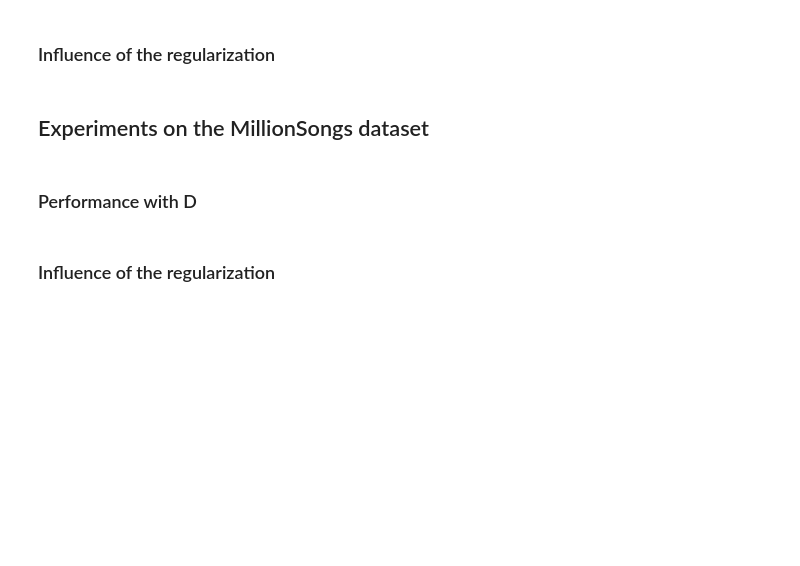
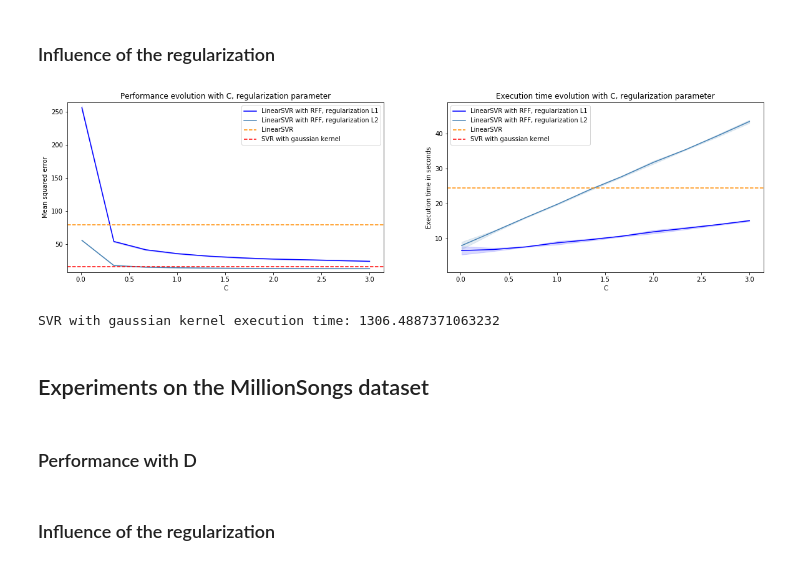
Before and after one commit to fd0r/rkhs_map670, a Jupyter notebook: Large_Scale_Learning_with_Kernels.ipynb, the cells around one changed output. Drawn from its saved outputs; the diff is of its cells as text; code cells hidden in the pictures; blank space fills up the shorter version.

```diff
--- a/Large_Scale_Learning_with_Kernels.ipynb
+++ b/Large_Scale_Learning_with_Kernels.ipynb
@@ -254,58 +258,64 @@ y_min = min(min(np.mean(scores_rff_l1, axis=1) - np.std(scores_rff_l1, axis=1)),
 
 plt.ylim(y_min, y_max)
 
-plt.plot(list_C, np.mean(scores_rff_l1, axis=1), '-', color='blue', label='LinearSVR with RFF, L1')
+plt.plot(list_C, np.mean(scores_rff_l1, axis=1), '-', color='blue', label='LinearSVR with RFF, regularization L1')
 plt.fill_between(list_C, np.mean(scores_rff_l1, axis=1) - np.std(scores_rff_l1, axis=1),
                  np.mean(scores_rff_l1, axis=1) + np.std(scores_rff_l1, axis=1),
-                 color='blue', alpha=0.2)
+                 color='blue', alpha=0.15)
 
-plt.plot(list_C, np.mean(scores_rff_l2, axis=1), '-', color='green', label='LinearSVR with RFF, L2')
+plt.plot(list_C, np.mean(scores_rff_l2, axis=1), '-', color='steelblue', label='LinearSVR with RFF, regularization L2')
 plt.fill_between(list_C, np.mean(scores_rff_l2, axis=1) - np.std(scores_rff_l2, axis=1),
                  np.mean(scores_rff_l2, axis=1) + np.std(scores_rff_l2, axis=1),
-                 color='green', alpha=0.2)
+                 color='steelblue', alpha=0.15)
 
-plt.axhline(y=score_lin, color='m', linestyle='--', label='LinearSVR')
+plt.axhline(y=score_lin, color='darkorange', linestyle='--', label='LinearSVR')
 plt.axhline(y=score_gauss, color='r', linestyle='--', label='SVR with gaussian kernel')
 
 plt.title("Performance evolution with C, regularization parameter")
 plt.xlabel("C")
 plt.ylabel("Mean squared error")
 
-plt.legend(loc='center right')
+plt.legend(loc='upper right')
 
 # Plot of the execution time
 
 plt.subplot(1,2,2)
 
 y_max = max(max(np.mean(times_rff_l1, axis=1) + np.std(times_rff_l1, axis=1)),
             max(np.mean(times_rff_l2, axis=1) + np.std(times_rff_l2, axis=1)),
-            time_lin, time_gauss)+5
+            time_lin)+5
 y_min = min(min(np.mean(times_rff_l1, axis=1) - np.std(times_rff_l1, axis=1)),
             min(np.mean(times_rff_l2, axis=1) - np.std(times_rff_l2, axis=1)),
-            time_lin, time_gauss)-5
+            time_lin)-5
 
 plt.ylim(y_min, y_max)
 
-plt.plot(list_C, np.mean(times_rff_l1, axis=1), '-', color='blue', label='LinearSVR with RFF, L1')
+plt.plot(list_C, np.mean(times_rff_l1, axis=1), '-', color='blue', label='LinearSVR with RFF, regularization L1')
 plt.fill_between(list_C, np.mean(times_rff_l1, axis=1) - np.std(times_rff_l1, axis=1),
                  np.mean(times_rff_l1, axis=1) + np.std(times_rff_l1, axis=1),
-                 color='blue', alpha=0.2)
+                 color='blue', alpha=0.15)
 
-plt.plot(list_C, np.mean(times_rff_l2, axis=1), '-', color='green', label='LinearSVR with RFF, L2')
+plt.plot(list_C, np.mean(times_rff_l2, axis=1), '-', color='steelblue', label='LinearSVR with RFF, regularization L2')
 plt.fill_between(list_C, np.mean(times_rff_l2, axis=1) - np.std(times_rff_l2, axis=1),
                  np.mean(times_rff_l2, axis=1) + np.std(times_rff_l2, axis=1),
-                 color='green', alpha=0.2)
+                 color='steelblue', alpha=0.15)
 
-plt.axhline(y=time_lin, color='m', linestyle='--', label='LinearSVR')
+plt.axhline(y=time_lin, color='darkorange', linestyle='--', label='LinearSVR')
 plt.axhline(y=time_gauss, color='r', linestyle='--', label='SVR with gaussian kernel')
 
 plt.title("Execution time evolution with C, regularization parameter")
 plt.xlabel("C")
 plt.ylabel("Execution time in seconds")
 
-plt.legend(loc='center left')
+plt.legend(loc='upper left')
 
 plt.show()
+# %% [output]
+[figure, added]
+# %%
+print("SVR with gaussian kernel execution time:", time_gauss)
+# %% [output]
+SVR with gaussian kernel execution time: 1306.4887371063232
 # %% [markdown]
 ## Experiments on the MillionSongs dataset <a name="MillionSongs"></a>
 # %% [markdown]
```
Also changed, not shown: parts of 2 cells of this notebook.
